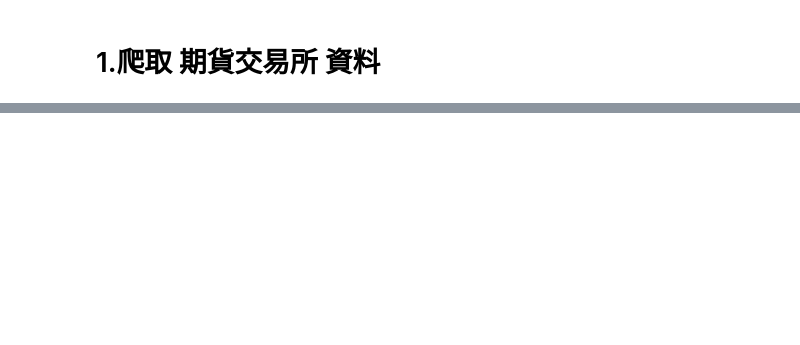
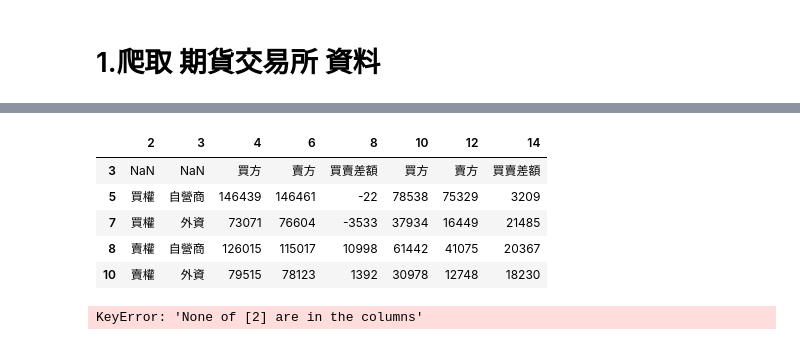
Before and after one commit to Ricky7737/StockInformationWriteInGoogleSheet, a Jupyter notebook: Functiontest/TAIFEX.ipynb, the cells around one changed output, grey strips where cells are left out. Drawn from its saved outputs; the diff is of its cells as text; code cells hidden in the pictures; blank space fills up the shorter version.

```diff
--- a/Functiontest/TAIFEX.ipynb
+++ b/Functiontest/TAIFEX.ipynb
@@ -22,0 +34,3 @@ KeyError: "None of ['身分別'] are in the columns"
+# %%
+Taifex_OP_url = "https://www.taifex.com.tw/cht/3/callsAndPutsDateExcel"
+Taifex_OP_data = pd.read_html(Taifex_OP_url)[0]
@@ -22,0 +57,24 @@ KeyError: "None of ['身分別'] are in the columns"
+# %%
+# 篩選出需要的行與列
+new_Taifex_data = Taifex_OP_data.iloc[[3,5,7,8,10],[2,3,4,6,8,10,12,14]]
+new_Taifex_data
+# %% [output]
+|  | 2 | 3 | 4 | 6 | 8 | 10 | 12 | 14 |
+| 3 | NaN | NaN | 買方 | 賣方 | 買賣差額 | 買方 | 賣方 | 買賣差額 |
+| 5 | 買權 | 自營商 | 146439 | 146461 | -22 | 78538 | 75329 | 3209 |
+| 7 | 買權 | 外資 | 73071 | 76604 | -3533 | 37934 | 16449 | 21485 |
+| 8 | 賣權 | 自營商 | 126015 | 115017 | 10998 | 61442 | 41075 | 20367 |
+| 10 | 賣權 | 外資 | 79515 | 78123 | 1392 | 30978 | 12748 | 18230 |
+# %%
+# 重設 dataframe 的欄位名稱
+new_Taifex_data.columns = ['權別',
+                             '身份別',
+                             '買方(口數)','賣方(口數)','交易口數差額',
+                             '買方(口數)','賣方(口數)','未平倉口數差額']
+#去除第一行
+new_Taifex_data_1 = new_Taifex_data.drop(index=[3])
+#將第一行設為 index 用意為不將原先的數字index寫入googlesheet
+new_Taifex_data_1 = new_Taifex_data_1.set_index([2])
+new_Taifex_data_1
+# %% [output]
+KeyError: 'None of [2] are in the columns'
```
Also changed, not shown: parts of 5 cells of this notebook.
